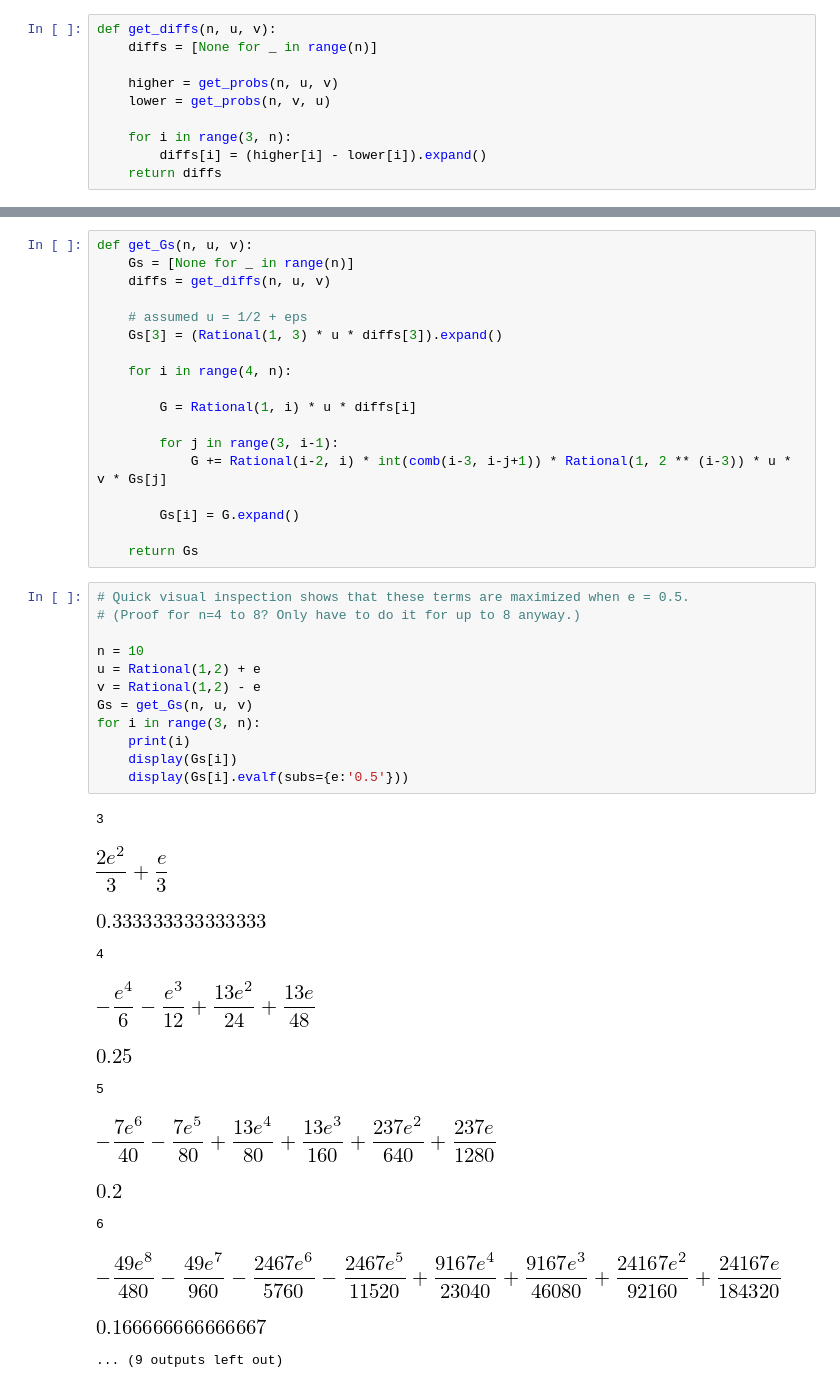
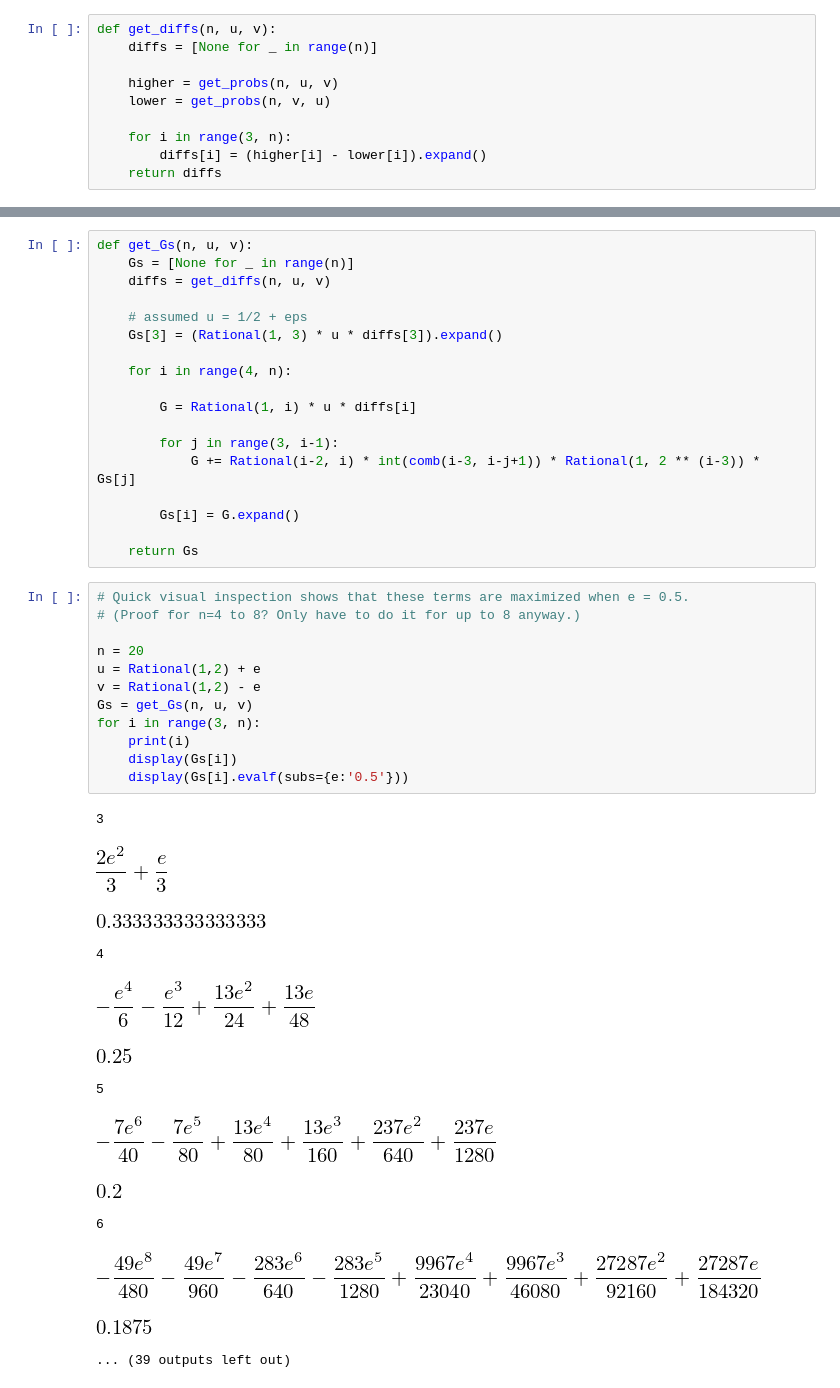
Before and after one commit to dingkimberly/tournament-rules, a Jupyter notebook: rkoth.ipynb, the cells around one changed output, grey strips where cells are left out. Cells and saved outputs as stored; diff of their text form.

```diff
--- a/rkoth.ipynb
+++ b/rkoth.ipynb
@@ -117,7 +118,7 @@ def get_Gs(n, u, v):
         G = Rational(1, i) * u * diffs[i]
 
         for j in range(3, i-1):
-            G += Rational(i-2, i) * int(comb(i-3, i-j+1)) * Rational(1, 2 ** (i-3)) * u * v * Gs[j]
+            G += Rational(i-2, i) * int(comb(i-3, i-j+1)) * Rational(1, 2 ** (i-3)) * Gs[j]
 
         Gs[i] = G.expand()
 
@@ -125,26 +126,26 @@ def get_Gs(n, u, v):
 # %%
 # Quick visual inspection shows that these terms are maximized when e = 0.5.
 # (Proof for n=4 to 8? Only have to do it for up to 8 anyway.)
 
-n = 10
+n = 20
 u = Rational(1,2) + e
 v = Rational(1,2) - e
 Gs = get_Gs(n, u, v)
 for i in range(3, n):
     print(i)
     display(Gs[i])
     display(Gs[i].evalf(subs={e:'0.5'}))
 # %% [output]
 3
 [figure]
 [figure]
 4
 [figure]
 [figure]
 5
 [figure]
 [figure]
 6
-[figure, old version]
+[figure, new version]
-[figure, old version]
+[figure, new version]
-... (9 outputs left out)
+... (39 outputs left out)
```
Also changed, not shown: parts of 1 cell of this notebook.
